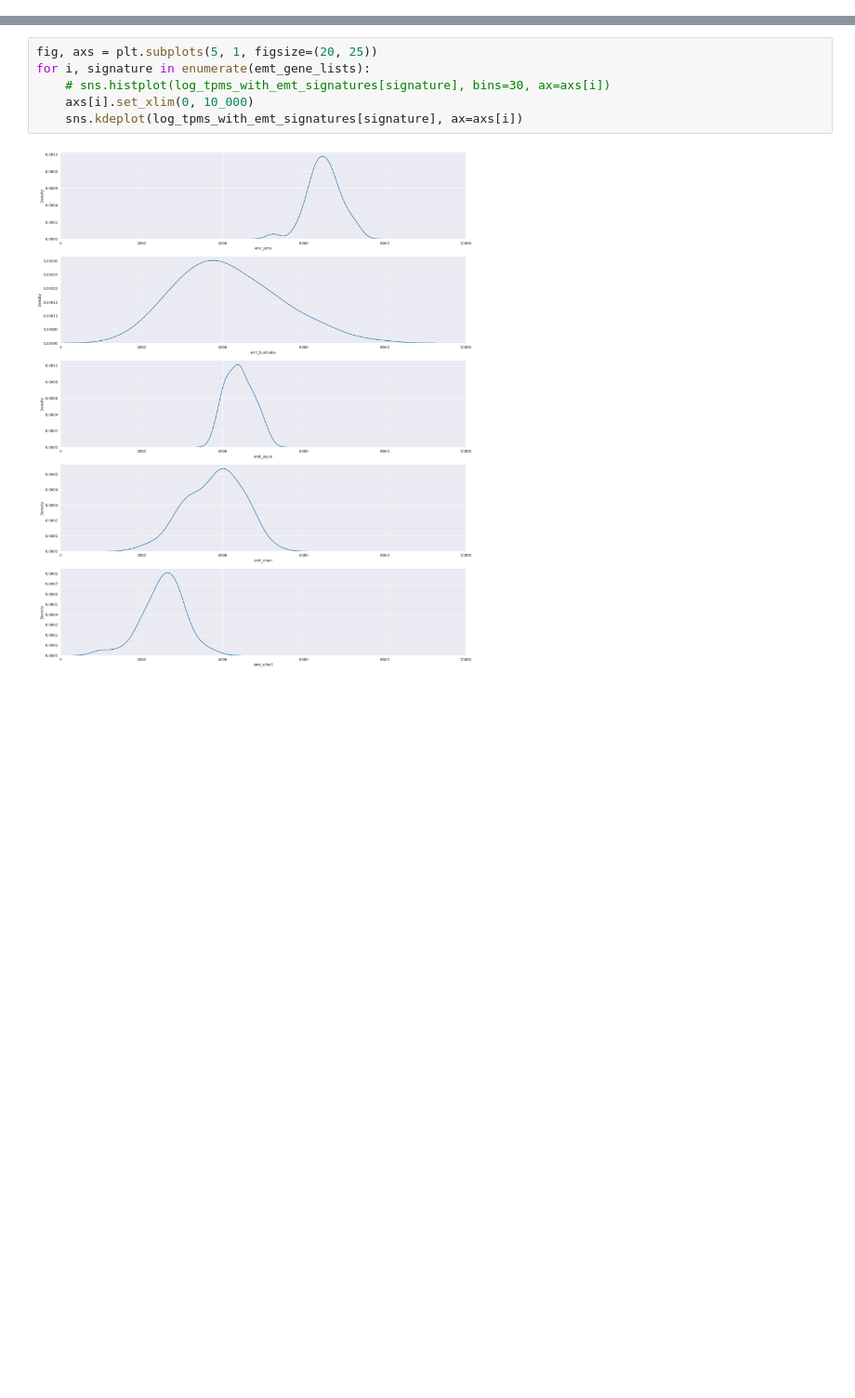
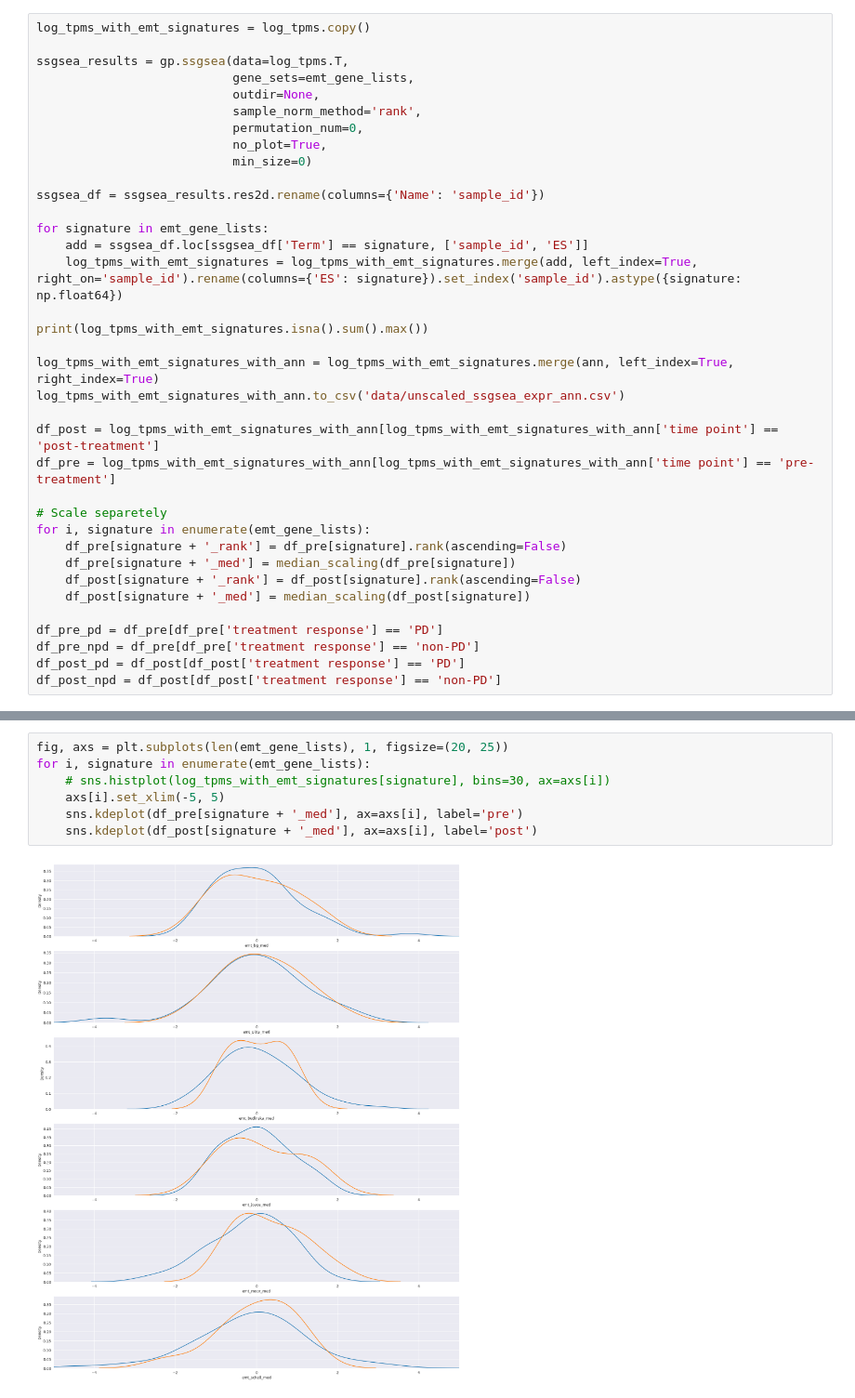
Before and after one commit to lkmaks/mcrc-cetuximab-analysis, a Jupyter notebook: notebooks/tasks58_maxim/MET_receptor_association.ipynb, the cells around one changed output, grey strips where cells are left out. Shown at 93% size. Drawn from its saved outputs; the diff is of its cells as text; blank space fills up the shorter version.

Commit message:
task58 visualizations and fixes

```diff
--- a/notebooks/tasks58_maxim/MET_receptor_association.ipynb
+++ b/notebooks/tasks58_maxim/MET_receptor_association.ipynb
@@ -221,0 +65,36 @@ sample_id
+# %%
+log_tpms_with_emt_signatures = log_tpms.copy()
+
+ssgsea_results = gp.ssgsea(data=log_tpms.T,
+                           gene_sets=emt_gene_lists,
+                           outdir=None,
+                           sample_norm_method='rank',
+                           permutation_num=0,
+                           no_plot=True,
+                           min_size=0)
+
+ssgsea_df = ssgsea_results.res2d.rename(columns={'Name': 'sample_id'})
+
+for signature in emt_gene_lists:
+    add = ssgsea_df.loc[ssgsea_df['Term'] == signature, ['sample_id', 'ES']]
+    log_tpms_with_emt_signatures = log_tpms_with_emt_signatures.merge(add, left_index=True, right_on='sample_id').rename(columns={'ES': signature}).set_index('sample_id').astype({signature: np.float64})
+
+print(log_tpms_with_emt_signatures.isna().sum().max())
+
+log_tpms_with_emt_signatures_with_ann = log_tpms_with_emt_signatures.merge(ann, left_index=True, right_index=True)
+log_tpms_with_emt_signatures_with_ann.to_csv('data/unscaled_ssgsea_expr_ann.csv')
+
+df_post = log_tpms_with_emt_signatures_with_ann[log_tpms_with_emt_signatures_with_ann['time point'] == 'post-treatment']
+df_pre = log_tpms_with_emt_signatures_with_ann[log_tpms_with_emt_signatures_with_ann['time point'] == 'pre-treatment']
+
+# Scale separetely
+for i, signature in enumerate(emt_gene_lists):
+    df_pre[signature + '_rank'] = df_pre[signature].rank(ascending=False)
+    df_pre[signature + '_med'] = median_scaling(df_pre[signature])
+    df_post[signature + '_rank'] = df_post[signature].rank(ascending=False)
+    df_post[signature + '_med'] = median_scaling(df_post[signature])
+
+df_pre_pd = df_pre[df_pre['treatment response'] == 'PD']
+df_pre_npd = df_pre[df_pre['treatment response'] == 'non-PD']
+df_post_pd = df_post[df_post['treatment response'] == 'PD']
+df_post_npd = df_post[df_post['treatment response'] == 'non-PD']
@@ -222,8 +212,9 @@ sample_id
 # %%
-fig, axs = plt.subplots(5, 1, figsize=(20, 25))
+fig, axs = plt.subplots(len(emt_gene_lists), 1, figsize=(20, 25))
 for i, signature in enumerate(emt_gene_lists):
     # sns.histplot(log_tpms_with_emt_signatures[signature], bins=30, ax=axs[i])
-    axs[i].set_xlim(0, 10_000)
-    sns.kdeplot(log_tpms_with_emt_signatures[signature], ax=axs[i])
+    axs[i].set_xlim(-5, 5)
+    sns.kdeplot(df_pre[signature + '_med'], ax=axs[i], label='pre')
+    sns.kdeplot(df_post[signature + '_med'], ax=axs[i], label='post')
 # %% [output]
-[figure, old version]
+[figure, new version]
```
Also changed, not shown: parts of 26 cells of this notebook, 7 other files.
